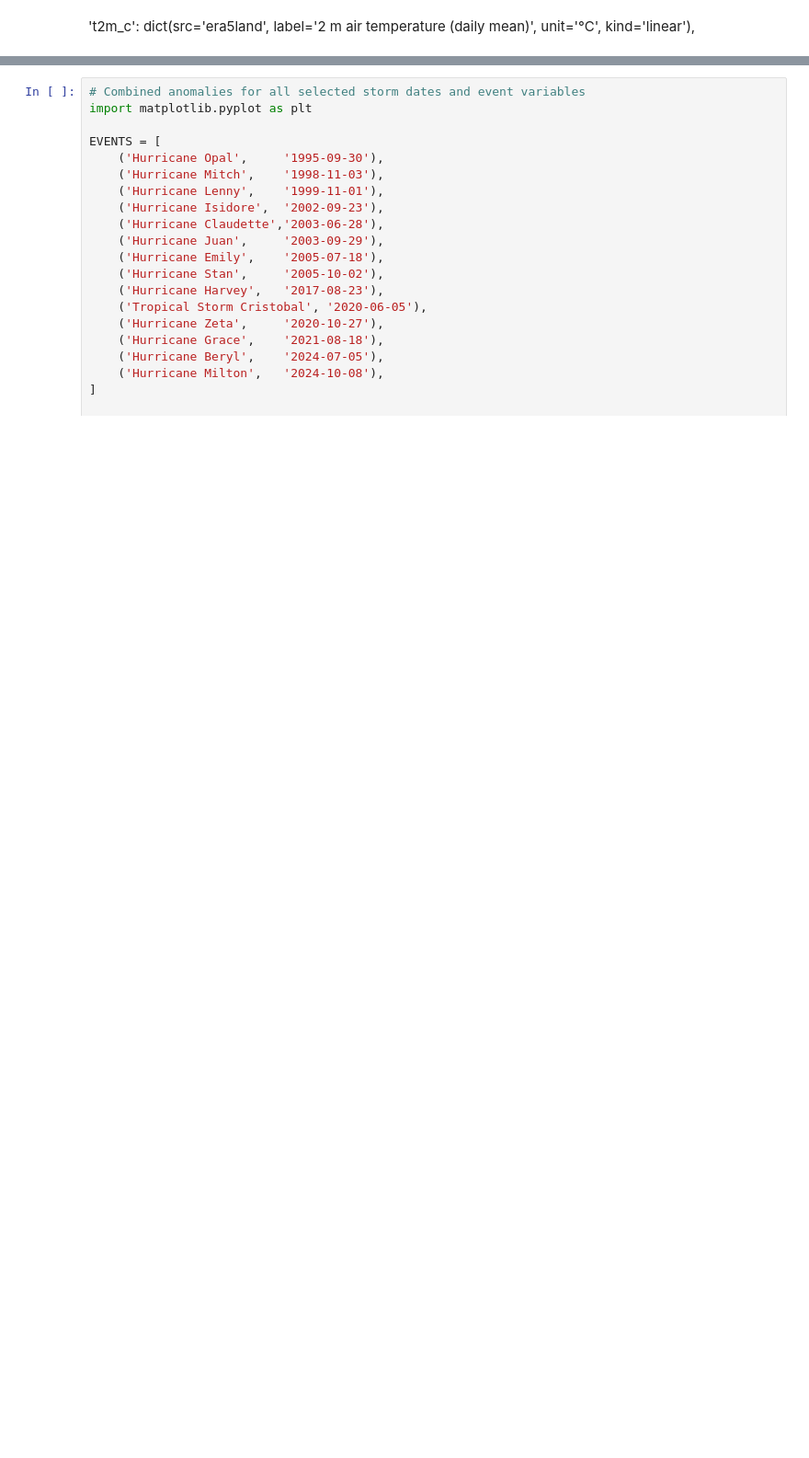
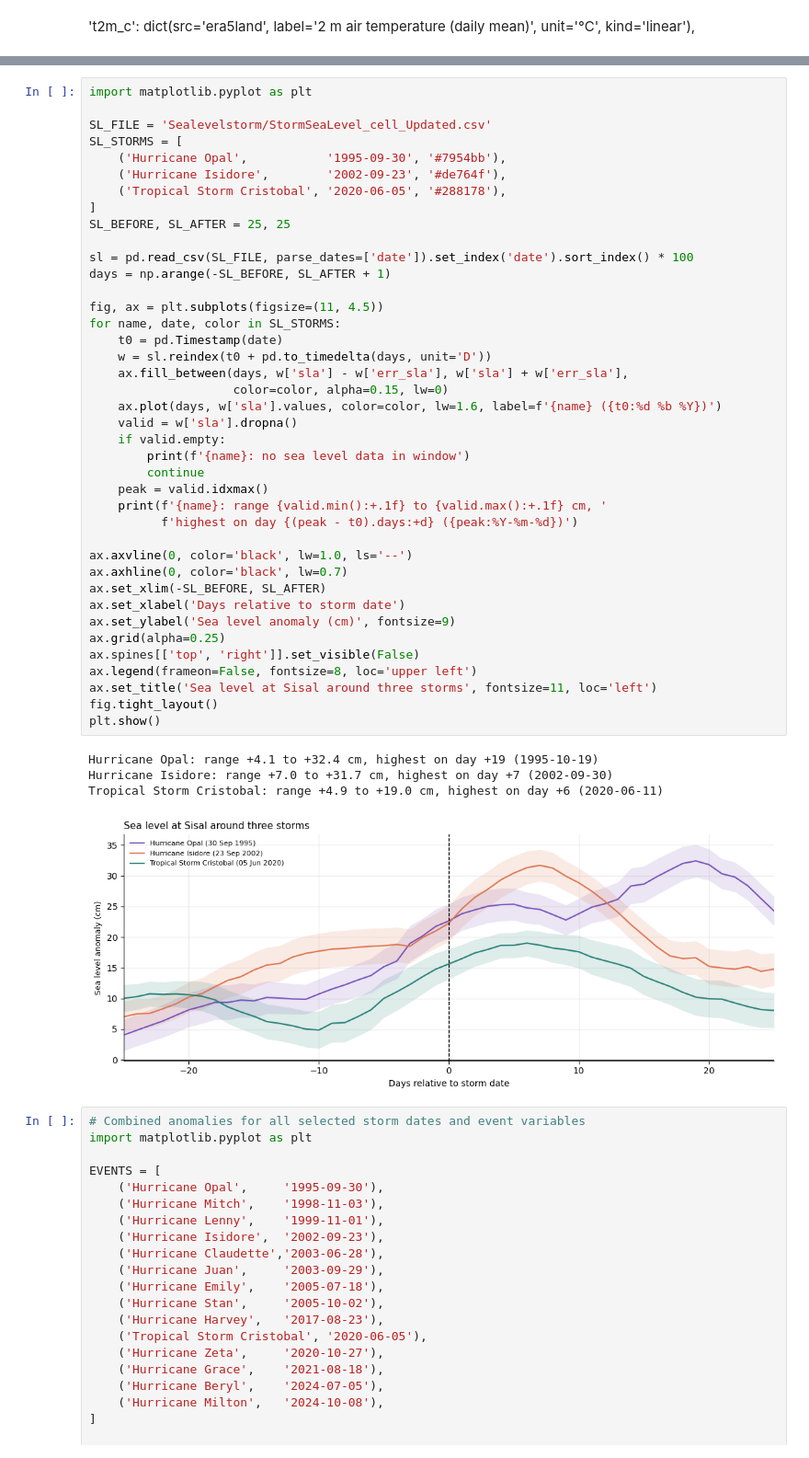
Before and after one commit to florisytzen5/MDP, a Jupyter notebook: Climatology/Clima_v5.ipynb, the cells around one changed output, grey strips where cells are left out. Shown at 92% size. Drawn from its saved outputs; the diff is of its cells as text; blank space fills up the shorter version.

```diff
--- a/Climatology/Clima_v5.ipynb
+++ b/Climatology/Clima_v5.ipynb
@@ -445,3 +460,48 @@ Sea surface temperature: peak anomaly +1.06 °C on 2024-06-15 (-20 d)
+# %%
+import matplotlib.pyplot as plt
+
+SL_FILE = 'Sealevelstorm/StormSeaLevel_cell_Updated.csv'
+SL_STORMS = [
+    ('Hurricane Opal',           '1995-09-30', '#7954bb'),
+    ('Hurricane Isidore',        '2002-09-23', '#de764f'),
+    ('Tropical Storm Cristobal', '2020-06-05', '#288178'),
+]
+SL_BEFORE, SL_AFTER = 25, 25
+
+sl = pd.read_csv(SL_FILE, parse_dates=['date']).set_index('date').sort_index() * 100
+days = np.arange(-SL_BEFORE, SL_AFTER + 1)
+
+fig, ax = plt.subplots(figsize=(11, 4.5))
+for name, date, color in SL_STORMS:
+    t0 = pd.Timestamp(date)
+    w = sl.reindex(t0 + pd.to_timedelta(days, unit='D'))
+    ax.fill_between(days, w['sla'] - w['err_sla'], w['sla'] + w['err_sla'],
+                    color=color, alpha=0.15, lw=0)
+    ax.plot(days, w['sla'].values, color=color, lw=1.6, label=f'{name} ({t0:%d %b %Y})')
+    valid = w['sla'].dropna()
+    if valid.empty:
+        print(f'{name}: no sea level data in window')
+        continue
+    peak = valid.idxmax()
+    print(f'{name}: range {valid.min():+.1f} to {valid.max():+.1f} cm, '
+          f'highest on day {(peak - t0).days:+d} ({peak:%Y-%m-%d})')
+
+ax.axvline(0, color='black', lw=1.0, ls='--')
+ax.axhline(0, color='black', lw=0.7)
+ax.set_xlim(-SL_BEFORE, SL_AFTER)
+ax.set_xlabel('Days relative to storm date')
+ax.set_ylabel('Sea level anomaly (cm)', fontsize=9)
+ax.grid(alpha=0.25)
+ax.spines[['top', 'right']].set_visible(False)
+ax.legend(frameon=False, fontsize=8, loc='upper left')
+ax.set_title('Sea level at Sisal around three storms', fontsize=11, loc='left')
+fig.tight_layout()
+plt.show()
+# %% [output]
+Hurricane Opal: range +4.1 to +32.4 cm, highest on day +19 (1995-10-19)
+Hurricane Isidore: range +7.0 to +31.7 cm, highest on day +7 (2002-09-30)
+Tropical Storm Cristobal: range +4.9 to +19.0 cm, highest on day +6 (2020-06-11)
+[figure, added]
 # %%
 # Combined anomalies for all selected storm dates and event variables
 import matplotlib.pyplot as plt
```
Also changed, not shown: parts of 2 cells of this notebook.
